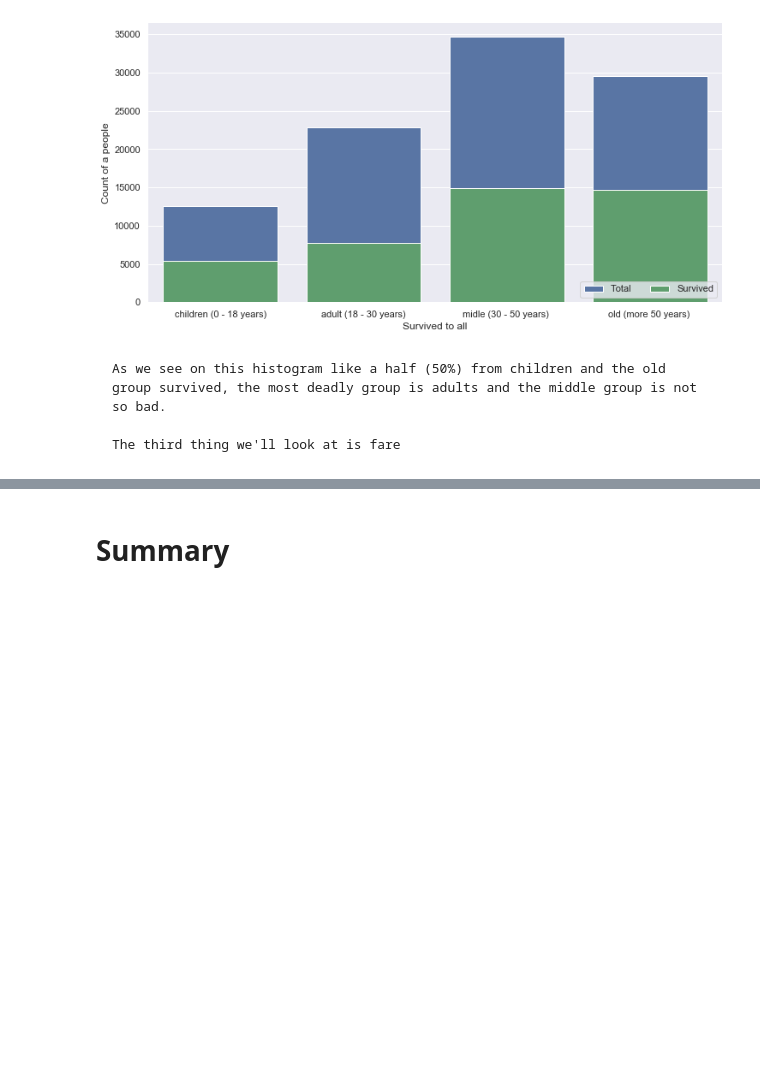
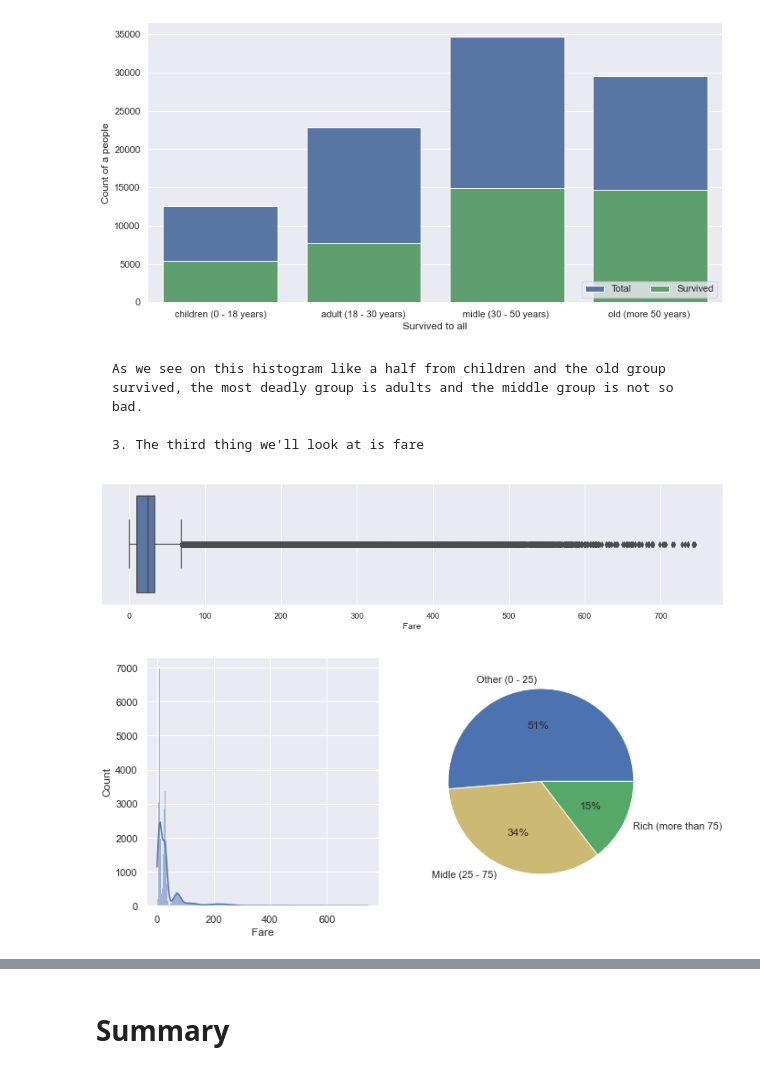
Before and after one commit to Kriikle/ml-intro, a Jupyter notebook: 2_data_exploration/eda.ipynb, the cells around one changed output, grey strips where cells are left out. Drawn from its saved outputs; the diff is of its cells as text; code cells hidden in the pictures; blank space fills up the shorter version.

```diff
--- a/2_data_exploration/eda.ipynb
+++ b/2_data_exploration/eda.ipynb
@@ -218,6 +220,24 @@ sns.despine(left=True, bottom=True)
 [figure]
 # %% [markdown]
 
-    As we see on this histogram like a half (50%) from children and the old group survived, the most deadly group is adults and the middle group is not so bad.
+    As we see on this histogram like a half from children and the old group survived, the most deadly group is adults and the middle group is not so bad.
 
-    The third thing we'll look at is fare
+    3. The third thing we'll look at is fare
+# %%
+sns.set(rc = {'figure.figsize':(12,6)})
+data_total = [len(data_titanic[data_titanic.Fare <= 25]),
+                 len(data_titanic[(data_titanic.Fare <= 75) & (data_titanic.Fare > 25)]),
+                 len(data_titanic[data_titanic.Fare > 75])]
+
+labels = ['Other (0 - 25)',"Midle (25 - 75) ", 'Rich (more than 75)']
+sns.set(rc = {'figure.figsize':(15,3)})
+sns.boxplot(x = data_titanic.Fare)
+plt.show()
+sns.set(rc = {'figure.figsize':(10,5)})
+fig, axs = plt.subplots(ncols=2)
+sns.histplot(data_titanic['Fare'],ax = axs[0],kde=True)
+plt.pie(data_total, labels = labels, colors = ["b","y","g"], autopct='%.0f%%')
+plt.show()
+# %% [output]
+[figure, added]
+[figure, added]
```
Also changed, not shown: parts of 13 cells of this notebook.
